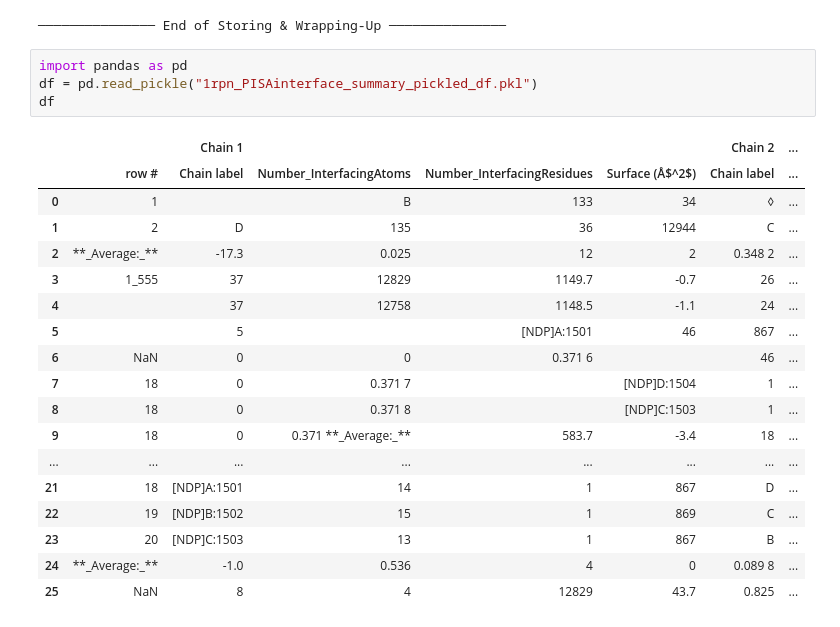
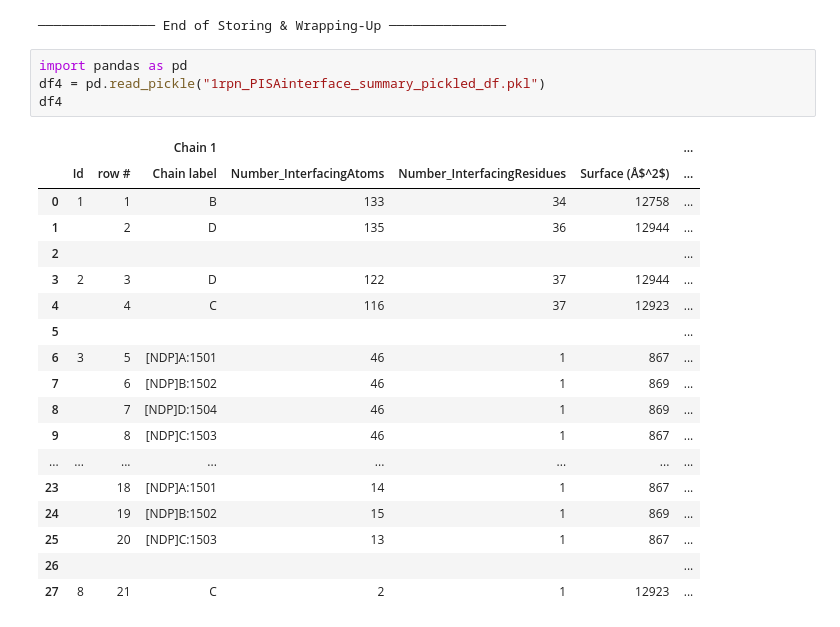
Before and after one commit to fomightez/pdbepisa-binder, a Jupyter notebook: notebooks/tests_of_pisa_interface_list_to_df.py.ipynb, the cells around one changed output. Drawn from its saved outputs; the diff is of its cells as text.

```diff
--- a/notebooks/tests_of_pisa_interface_list_to_df.py.ipynb
+++ b/notebooks/tests_of_pisa_interface_list_to_df.py.ipynb
@@ -168,24 +160,24 @@ RESULTING DATAFRAME is stored as ==>
 ─────────────── End of Storing & Wrapping-Up ───────────────
 # %%
 import pandas as pd
-df = pd.read_pickle("1rpn_PISAinterface_summary_pickled_df.pkl")
-df
+df4 = pd.read_pickle("1rpn_PISAinterface_summary_pickled_df.pkl")
+df4
 # %% [output]
-|  |  | Chain 1 |  |  |  | Chain 2 | ... |
-|  | row # | Chain label | Number_InterfacingAtoms | Number_InterfacingResidues | Surface (Å$^2$) | Chain label | ... |
-| 0 | 1 |  | B | 133 | 34 | ◊ | ... |
-| 1 | 2 | D | 135 | 36 | 12944 | C | ... |
-| 2 | **_Average:_** | -17.3 | 0.025 | 12 | 2 | 0.348 2 | ... |
-| 3 | 1_555 | 37 | 12829 | 1149.7 | -0.7 | 26 | ... |
-| 4 |  | 37 | 12758 | 1148.5 | -1.1 | 24 | ... |
-| 5 |  | 5 |  | [NDP]A:1501 | 46 | 867 | ... |
-| 6 | NaN | 0 | 0 | 0.371 6 |  | 46 | ... |
-| 7 | 18 | 0 | 0.371 7 |  | [NDP]D:1504 | 1 | ... |
-| 8 | 18 | 0 | 0.371 8 |  | [NDP]C:1503 | 1 | ... |
-| 9 | 18 | 0 | 0.371 **_Average:_** | 583.7 | -3.4 | 18 | ... |
+|  |  |  | Chain 1 |  |  |  | ... |
+|  | Id | row # | Chain label | Number_InterfacingAtoms | Number_InterfacingResidues | Surface (Å$^2$) | ... |
+| 0 | 1 | 1 | B | 133 | 34 | 12758 | ... |
+| 1 |  | 2 | D | 135 | 36 | 12944 | ... |
+| 2 |  |  |  |  |  |  | ... |
+| 3 | 2 | 3 | D | 122 | 37 | 12944 | ... |
+| 4 |  | 4 | C | 116 | 37 | 12923 | ... |
+| 5 |  |  |  |  |  |  | ... |
+| 6 | 3 | 5 | [NDP]A:1501 | 46 | 1 | 867 | ... |
+| 7 |  | 6 | [NDP]B:1502 | 46 | 1 | 869 | ... |
+| 8 |  | 7 | [NDP]D:1504 | 46 | 1 | 869 | ... |
+| 9 |  | 8 | [NDP]C:1503 | 46 | 1 | 867 | ... |
 | ... | ... | ... | ... | ... | ... | ... | ... |
-| 21 | 18 | [NDP]A:1501 | 14 | 1 | 867 | D | ... |
-| 22 | 19 | [NDP]B:1502 | 15 | 1 | 869 | C | ... |
-| 23 | 20 | [NDP]C:1503 | 13 | 1 | 867 | B | ... |
-| 24 | **_Average:_** | -1.0 | 0.536 | 4 | 0 | 0.089 8 | ... |
-| 25 | NaN | 8 | 4 | 12829 | 43.7 | 0.825 | ... |
+| 23 |  | 18 | [NDP]A:1501 | 14 | 1 | 867 | ... |
+| 24 |  | 19 | [NDP]B:1502 | 15 | 1 | 869 | ... |
+| 25 |  | 20 | [NDP]C:1503 | 13 | 1 | 867 | ... |
+| 26 |  |  |  |  |  |  | ... |
+| 27 | 8 | 21 | C | 2 | 1 | 12923 | ... |
```
Also changed, not shown: parts of 21 cells of this notebook.
